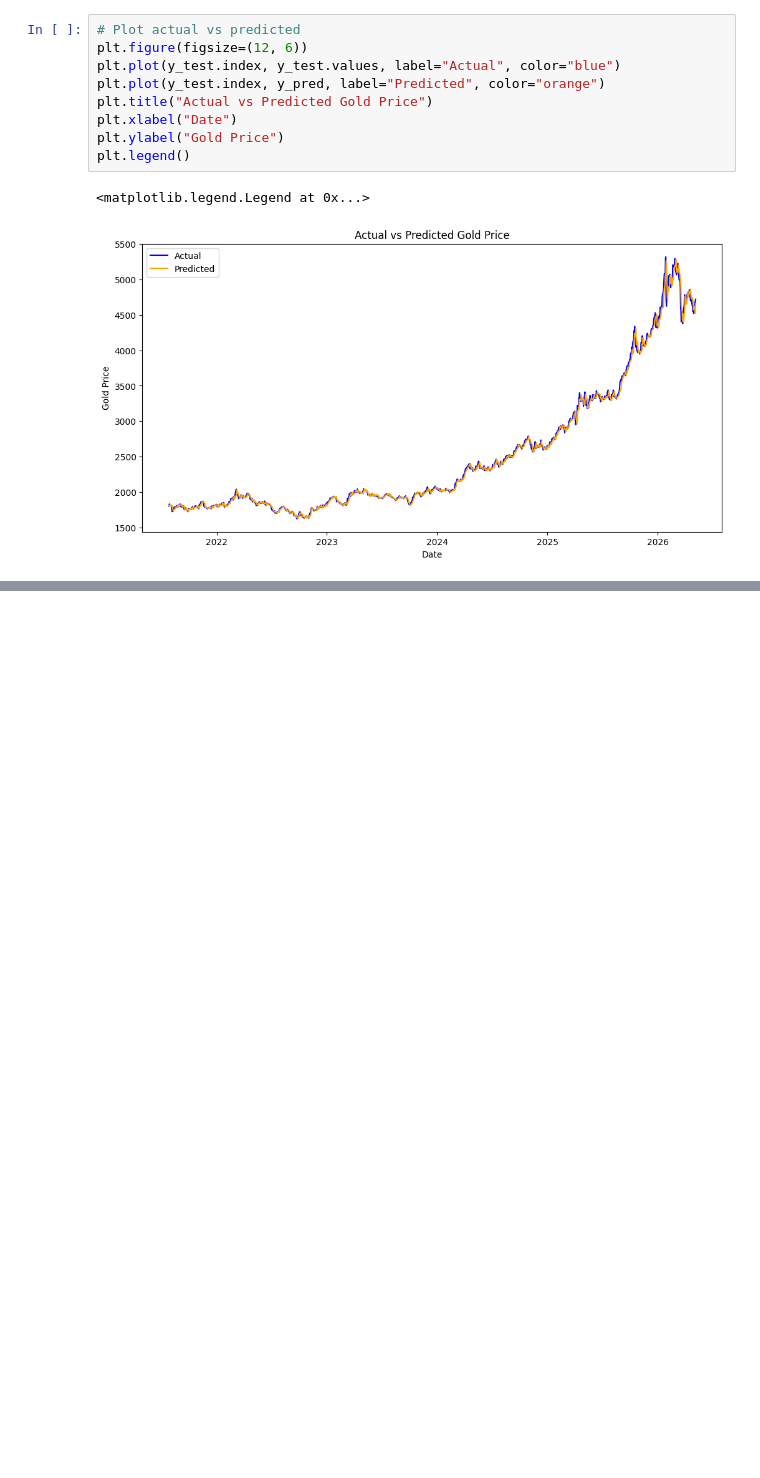
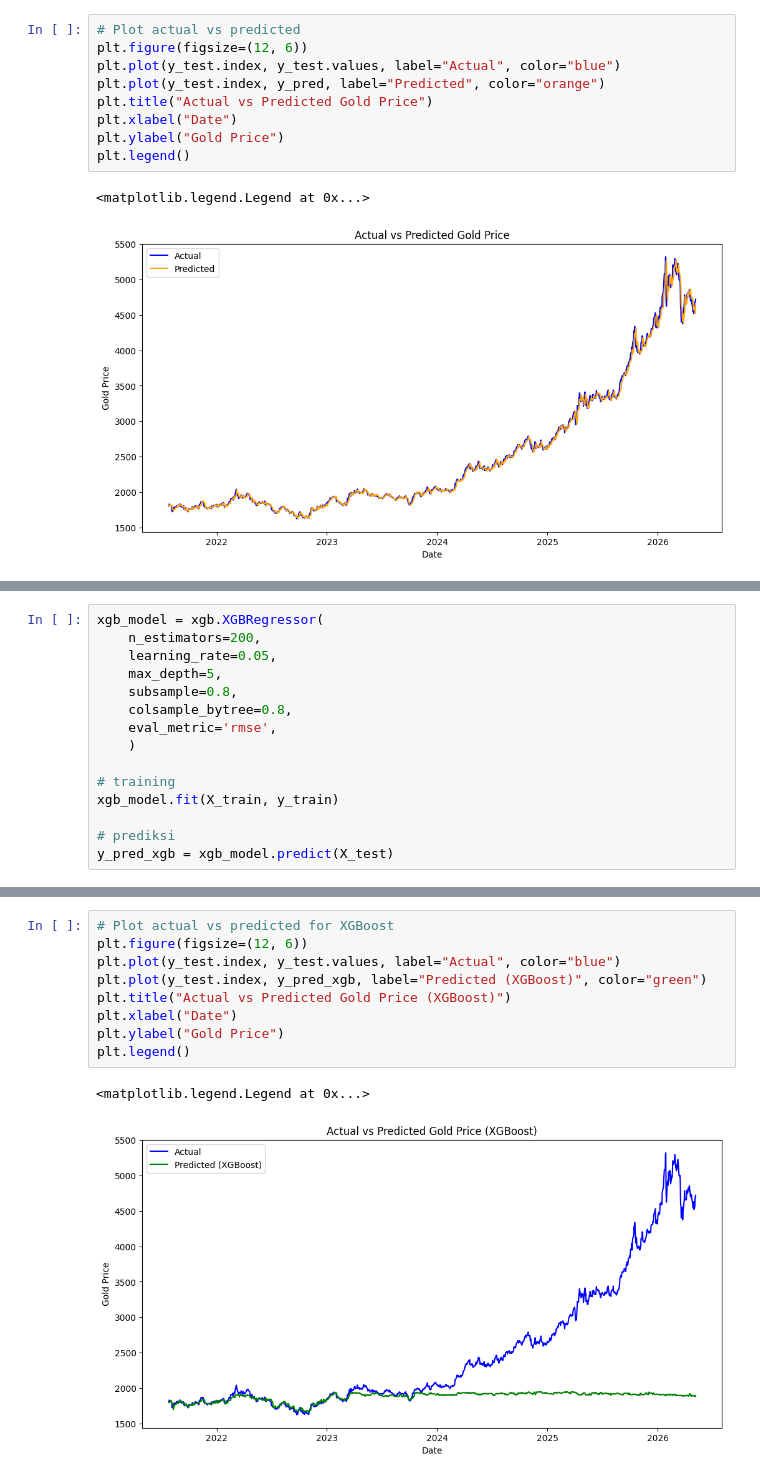
Before and after one commit to HaikalFrds/Basic-Gold-Market-Forecasting-System, a Jupyter notebook: notebooks/main_daily.ipynb, the cells around one changed output, grey strips where cells are left out. Cells and saved outputs as stored; diff of their text form; blank space fills up the shorter version.

Commit message:
compare model (xgboost)

```diff
--- a/notebooks/main_daily.ipynb
+++ b/notebooks/main_daily.ipynb
@@ -287,0 +291,15 @@ plt.legend()
+# %%
+xgb_model = xgb.XGBRegressor(
+    n_estimators=200,
+    learning_rate=0.05,
+    max_depth=5,
+    subsample=0.8,
+    colsample_bytree=0.8,
+    eval_metric='rmse',
+    )
+
+# training
+xgb_model.fit(X_train, y_train)
+
+# prediksi
+y_pred_xgb = xgb_model.predict(X_test)
@@ -287,0 +321,12 @@ plt.legend()
+# %%
+# Plot actual vs predicted for XGBoost
+plt.figure(figsize=(12, 6))
+plt.plot(y_test.index, y_test.values, label="Actual", color="blue")
+plt.plot(y_test.index, y_pred_xgb, label="Predicted (XGBoost)", color="green")
+plt.title("Actual vs Predicted Gold Price (XGBoost)")
+plt.xlabel("Date")
+plt.ylabel("Gold Price")
+plt.legend()
+# %% [output]
+<matplotlib.legend.Legend at 0x...>
+[figure, added]
```
Also changed, not shown: parts of 3 cells of this notebook.
